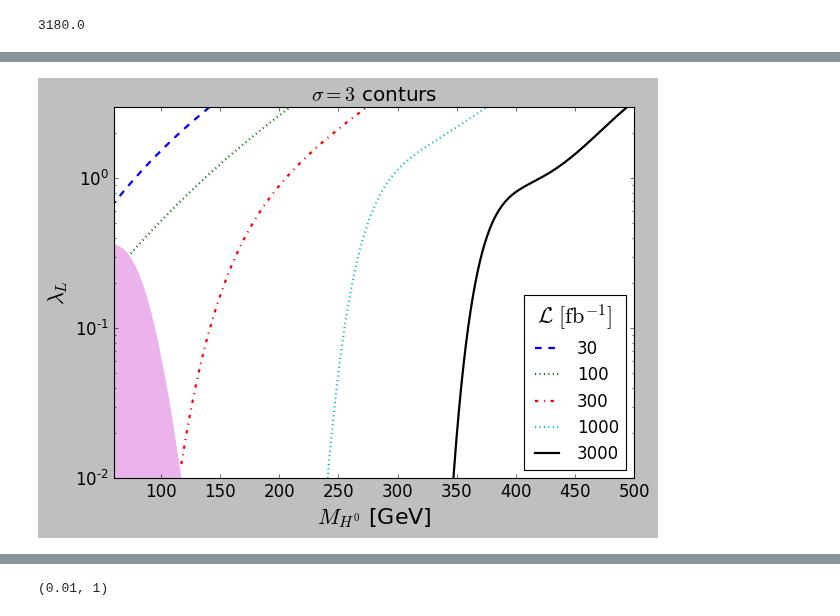
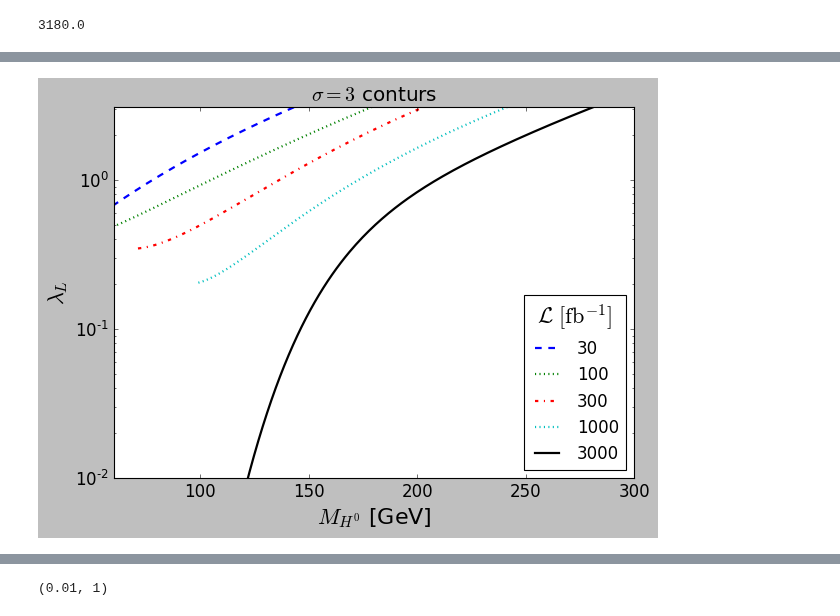
Before and after one commit to restrepo/VBF_IDM, a Jupyter notebook: Significance_countours-many_lumis.ipynb, the cells around one changed output, grey strips where cells are left out. Cells and saved outputs as stored; diff of their text form; code cells hidden in the pictures.

```diff
--- a/Significance_countours-many_lumis.ipynb
+++ b/Significance_countours-many_lumis.ipynb
@@ -12,6 +12,9 @@ from curvefit import *
 import sys
 from matplotlib.colors import LogNorm
 
+Zvv=500.
+TB=Zvv/0.7 #Background to 30fb^-1
+
 def func(x, a, b, c, d, e):
     return a + b*x + c*x*x + d*x*x*x + e*x*x*x*x
 
@@ -19,8 +22,13 @@ def Z(S,B):
     return S/np.sqrt(S+B)
 
 def significance(XS,Eff,Lumi,TB):
+    '''XS: Cross section in pb
+       Eff: Cut efficiency in %
+       Lumi in pb^-1
+       TB: SM Backound at 30000 pb^-1
+    '''
     Evts=Lumi*(XS.transpose())*(Eff/100)
-    return Z(Evts,TB)
+    return Z(Evts,TB*Lumi/30000.) #Z(Evts,TB)
 
 def g(x,excl=5):
     return excl*np.ones_like(x)
@@ -163,7 +169,7 @@ for l in np.sort(dfl.LaL.unique())[::-1]:
     xx,yy=dfl[dfl.LaL==l].MH0_excl.min(),l
     mf.append(xx);lf.append(yy)
 # %%
-pw=3
+pw=6
 plt.semilogy(dfl.MH0_excl,dfl.LaL,'yo')
 #plt.plot(mf,lf,'k',lw=2)
 lf=curvefit(mf,lf)
@@ -176,2 +182,18 @@ plt.plot(x,lf(x))
 # %%
 df_full=df.copy()
+# %%
+dfm=pd.DataFrame()
+for L in [30000.,100000.,300000,1000000.,3000000.]:
+    dfm=dfm.append(df_full[df_full.Luminosity==L],ignore_index=True)
+# %%
+dfm=dfm[dfm.MH0_excl>0]
+plt.hexbin(dfm.MH0_excl,dfm.LaL,dfm.Luminosity/1000.,yscale='log',norm=LogNorm())
+ax=plt.colorbar(ticks=[30,100,300,1000,3000])
+ax.set_ticklabels([30,100,300,1000,3000])
+ax.set_label(r'${\cal L}\ [{\rm fb}]^{-1}$',size=20)
+plt.xlim(20,300)
+plt.ylim(1E-2,4)
+plt.xlabel(r'$M_{H^0}$ [GeV] with $\frac{S}{\sqrt{S+B}}=5$',size=20)
+plt.ylabel(r'$\lambda_L$',size=20)
+plt.tight_layout()
+plt.savefig('lc.pdf')
@@ -189,35 +213,40 @@ for Lumi in Lumis:
     fix_beg=0
     if Lumi==30000:
         pw=2
         fix_beg=10
     if  Lumi==100000:
-        fix_beg=-2
+        fix_beg=0
         pw=2
+    if  Lumi==300000:
+        fix_beg=0
+        pw=3
     if Lumi==3000000:
         pw=6
         fix_beg=10
 
     #if Lumi==300000:
     #    pw=3
     sf.add_fit(pw,ShowPlot=False)
     x=np.arange(sd.MH0_excl.min()-fix_beg,sd.MH0_excl.max())
     plt.semilogy( x, sf(x),line_format[i],label='%d' %int(Lumi/1000) ,lw=2 )
     if Dots:
         plt.semilogy( sd.MH0_excl, sd.LaL,'r*' )
     i=i+1
 
+if Dots:
+    plt.hexbin(dfm.MH0_excl,dfm.LaL,dfm.Luminosity/1000.,yscale='log',norm=LogNorm())
 
 
 xlf=np.arange(mf[0],mf[-1]+15)
-plt.fill_between(xlf,lf(xlf),0.01,alpha=0.3,facecolor='m',lw=0)
+#plt.fill_between(xlf,lf(xlf),0.01,alpha=0.3,facecolor='m',lw=0)
 leg=plt.legend(loc='lower right',prop={'size':15})
 leg.set_title(r'${\cal L}\ [{\rm fb}^{-1}]$',prop={'size':20})
-plt.xlim(60,500)
-plt.ylim(1.E-2,3)
+plt.xlim(60,300)
+plt.ylim(1.E-2,3.1)
 plt.title('$\sigma=3$ conturs' )
 plt.xlabel(r'$M_{H^0}$ [GeV]',size=20)
 plt.ylabel(r'$\lambda_L$',size=20)
 plt.tight_layout()
 plt.savefig('lcf.pdf')
 # %% [output]
-[figure, old version]
+[figure, new version]
```
Also changed, not shown: parts of 11 cells of this notebook, 1 other file.
